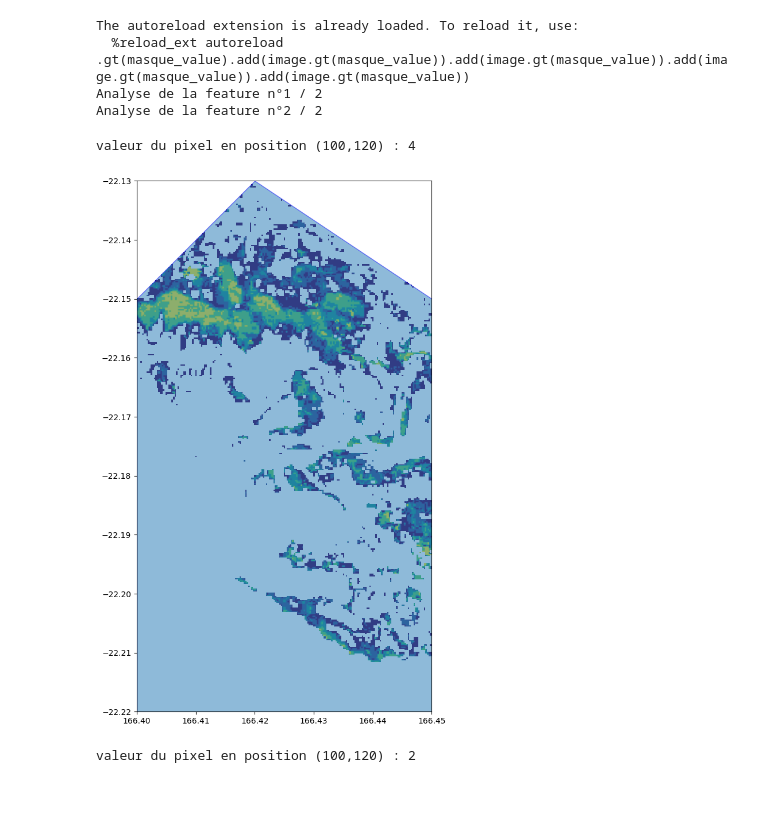
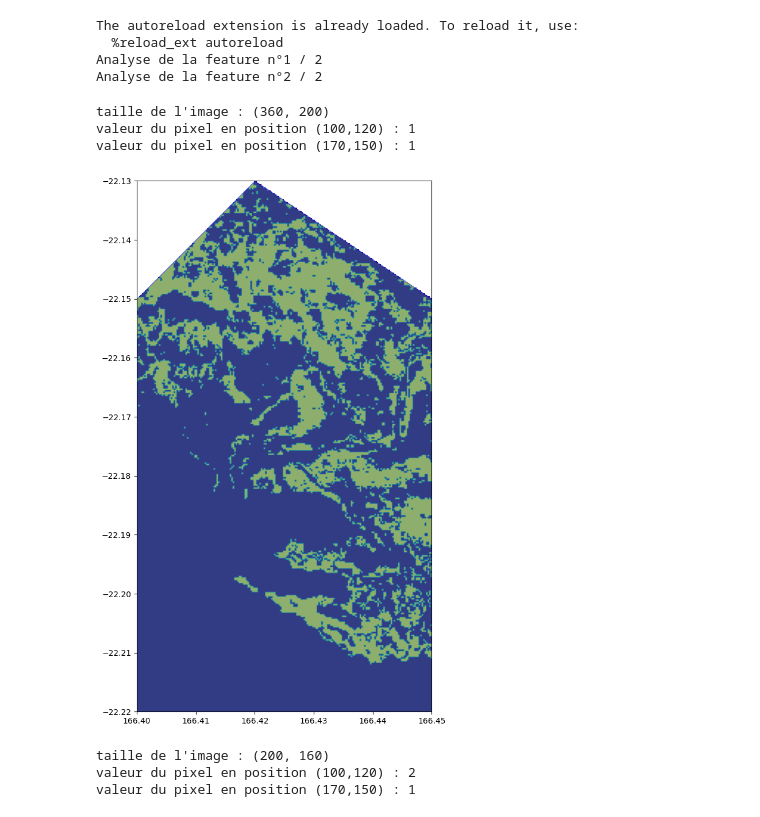
Before and after one commit to yougis/bilbo, a Jupyter notebook: examples/polygon_masque_classifie.ipynb, the cells around one changed output. Saved outputs shown, nothing was run; the diff lists cells and outputs as text; code cells hidden in the pictures.

```diff
--- a/examples/polygon_masque_classifie.ipynb
+++ b/examples/polygon_masque_classifie.ipynb
@@ -4,7 +4,7 @@ specs = {'adaptingDataframe': {'changeType': {}, 'renameMap': {}, 'setValue': No
          'confDb': {'chunksize': 1000, 'schema': 'surfor', 'strategy': 'append',
                     'tableName': 'faits_GFC_treecover2000'},
          'confDims': {'isin_id_mesure': [3, 100], 'isin_id_spatial': ['None']},
-         'confRaster': {'api': 'GEE', 'masque': [{'gt': 30},{'gt': 45}, {'gt': 60},{'gt': 75},{'gt': 90}], 'outputValue': 'classifie',
+         'confRaster': {'api': 'GEE', 'masque': [{'gt': 30},{'lte': 80}], 'outputValue': 'classifie',
                         'defaultValue': 0.0, 'overlayHow': 'identity',
                         'uri_image': 'UMD/hansen/global_forest_change_2021_v1_9', 'windows_height': 2048,
                         'windows_width': 2048}, 'dataName': 'gfc_treecover2000', 'epsg': 'EPSG:4326',
@@ -40,23 +40,26 @@ output_gdf = extract.extract_gee_data(specs, gdf)
 # %% [output]
 The autoreload extension is already loaded. To reload it, use:
   %reload_ext autoreload
-.gt(masque_value).add(image.gt(masque_value)).add(image.gt(masque_value)).add(image.gt(masque_value)).add(image.gt(masque_value))
 Analyse de la feature n°1 / 2
 Analyse de la feature n°2 / 2
 # %%
 # représentation des résultats
 for feature in output_gdf.iterfeatures():
     image_clipped = feature.get('properties').get('mini_raster_array')
     transform = feature.get('properties').get('mini_raster_affine')
     sample_gdf = gpd.GeoDataFrame.from_features([feature])
-    randomX = 100
-    randomY = 120
-    print("valeur du pixel en position ({x},{y}) : {valeur}".format(x=randomX, y=randomY, valeur=image_clipped[100][120]))
+    print("taille de l'image : {shape}".format(shape=image_clipped.shape))
+    print("valeur du pixel en position ({x},{y}) : {valeur}".format(x=100, y=120, valeur=image_clipped[100][120]))
+    print("valeur du pixel en position ({x},{y}) : {valeur}".format(x=170, y=150, valeur=image_clipped[170][150]))
     fig, ax = plt.subplots(figsize=(50, 12))
     sample_gdf.plot(ax=ax, edgecolor='blue', alpha=0.5)
     show(image_clipped, ax=ax, transform=transform)
     plt.show()
 # %% [output]
-valeur du pixel en position (100,120) : 4
+taille de l'image : (360, 200)
+valeur du pixel en position (100,120) : 1
+valeur du pixel en position (170,150) : 1
-[figure, old version]
+[figure, new version]
+taille de l'image : (200, 160)
 valeur du pixel en position (100,120) : 2
+valeur du pixel en position (170,150) : 1
```
Also changed, not shown: parts of 1 cell of this notebook, 4 other files.
